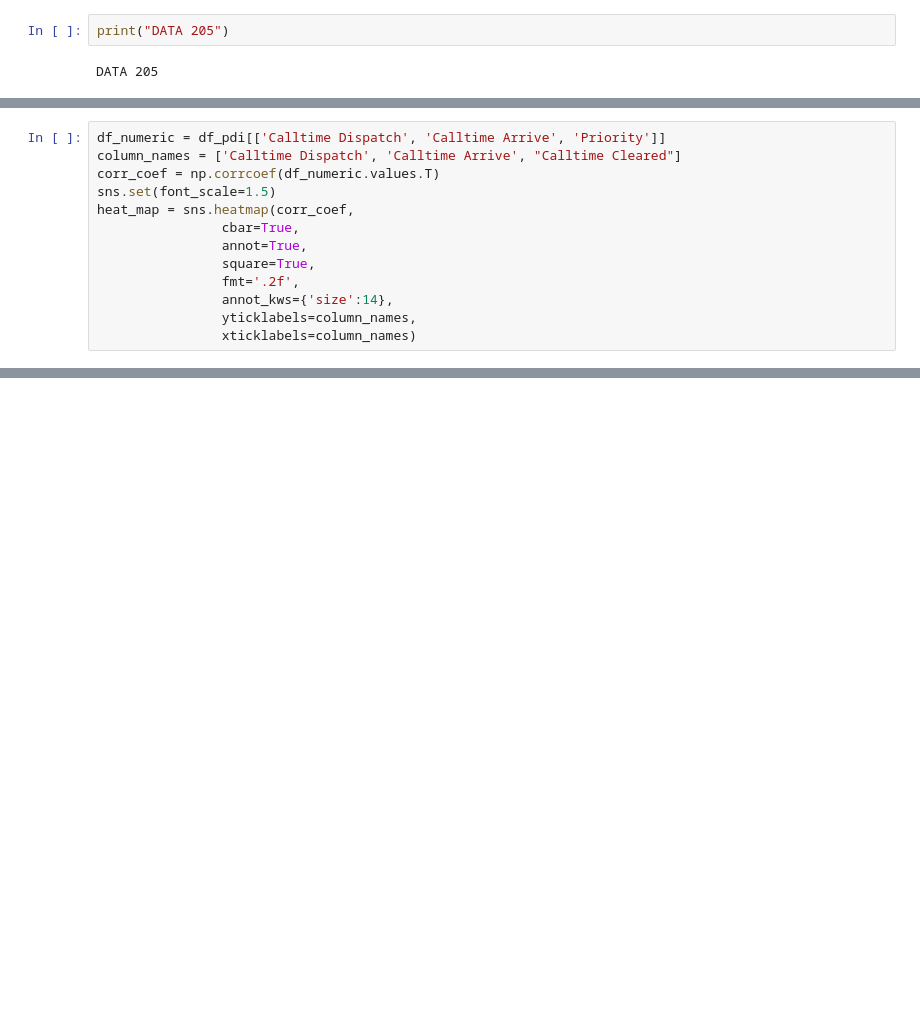
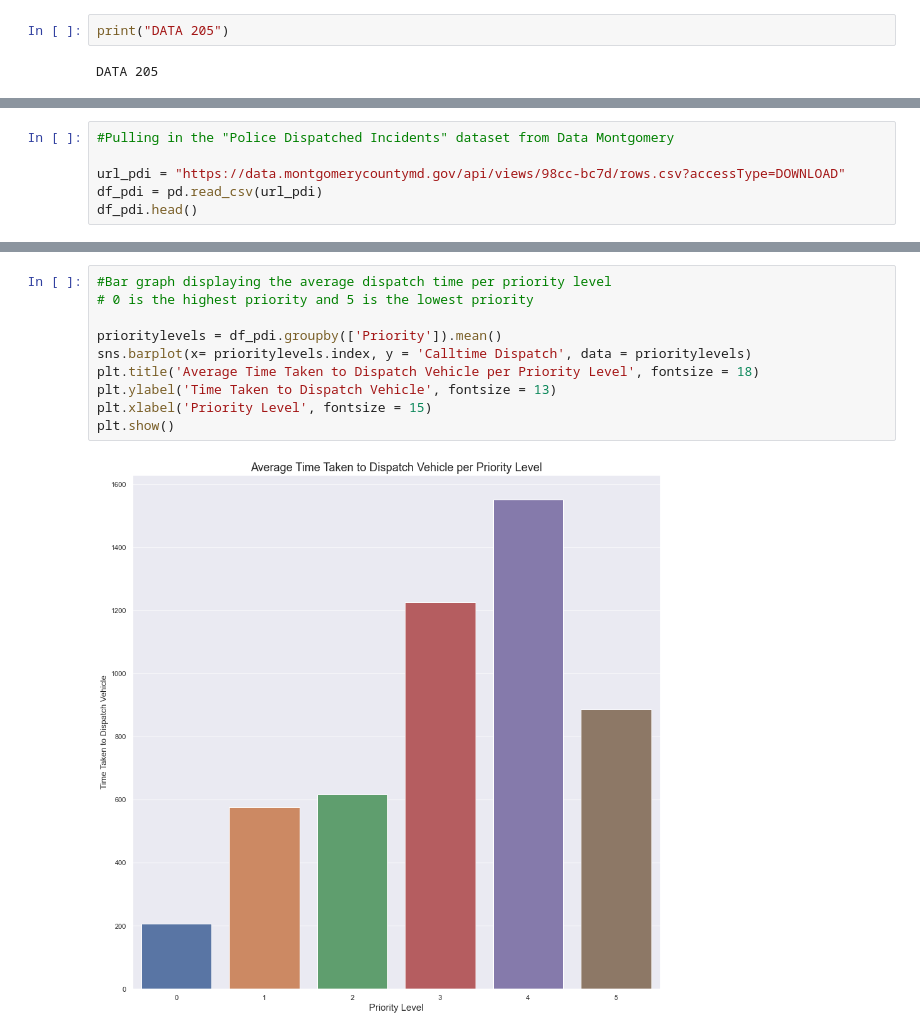
Before and after one commit to rohingarg/DATA205CAPSTONE, a Jupyter notebook: DATA205CAPSTONE.ipynb, the cells around one changed output, grey strips where cells are left out. Cells and saved outputs as stored; diff of their text form; blank space fills up the shorter version.

```diff
--- a/DATA205CAPSTONE.ipynb
+++ b/DATA205CAPSTONE.ipynb
@@ -145,13 +4,0 @@ plt.show()
-# %%
-df_numeric = df_pdi[['Calltime Dispatch', 'Calltime Arrive', 'Priority']]
-column_names = ['Calltime Dispatch', 'Calltime Arrive', "Calltime Cleared"]
-corr_coef = np.corrcoef(df_numeric.values.T)
-sns.set(font_scale=1.5)
-heat_map = sns.heatmap(corr_coef,
-                cbar=True,
-                annot=True,
-                square=True,
-                fmt='.2f',
-                annot_kws={'size':14},
-                yticklabels=column_names,
-                xticklabels=column_names)
@@ -159,0 +20,6 @@ heat_map = sns.heatmap(corr_coef,
+# %%
+#Pulling in the "Police Dispatched Incidents" dataset from Data Montgomery
+
+url_pdi = "https://data.montgomerycountymd.gov/api/views/98cc-bc7d/rows.csv?accessType=DOWNLOAD"
+df_pdi = pd.read_csv(url_pdi)
+df_pdi.head()
@@ -159,0 +75,12 @@ heat_map = sns.heatmap(corr_coef,
+# %%
+#Bar graph displaying the average dispatch time per priority level
+# 0 is the highest priority and 5 is the lowest priority
+
+prioritylevels = df_pdi.groupby(['Priority']).mean()
+sns.barplot(x= prioritylevels.index, y = 'Calltime Dispatch', data = prioritylevels)
+plt.title('Average Time Taken to Dispatch Vehicle per Priority Level', fontsize = 18)
+plt.ylabel('Time Taken to Dispatch Vehicle', fontsize = 13)
+plt.xlabel('Priority Level', fontsize = 15)
+plt.show()
+# %% [output]
+[figure, added]
```
Also changed, not shown: parts of 49 cells of this notebook.
